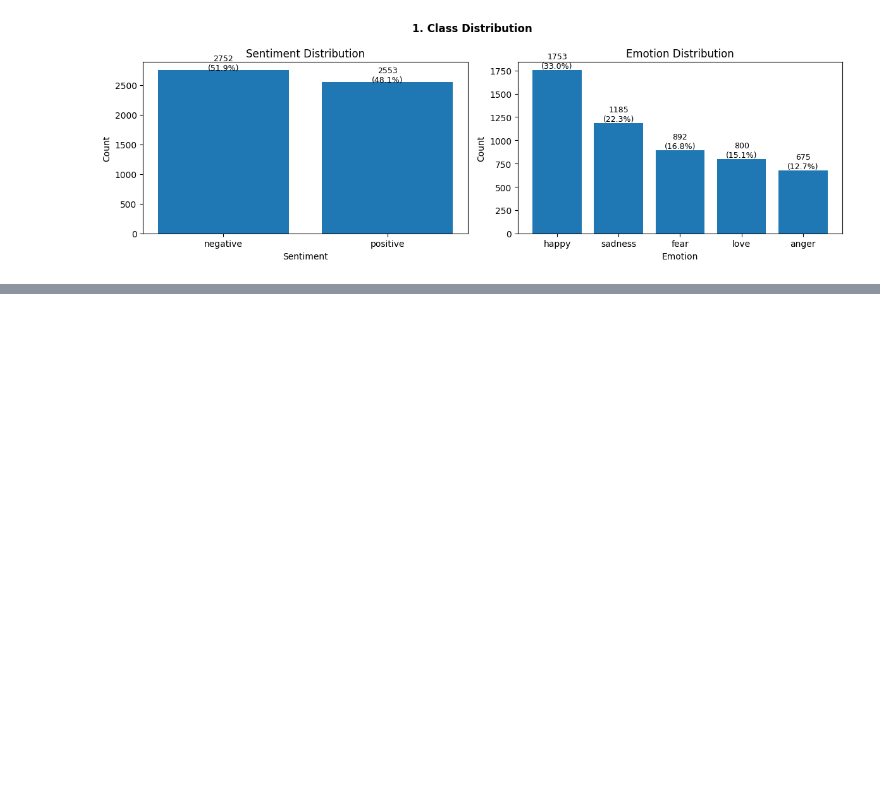
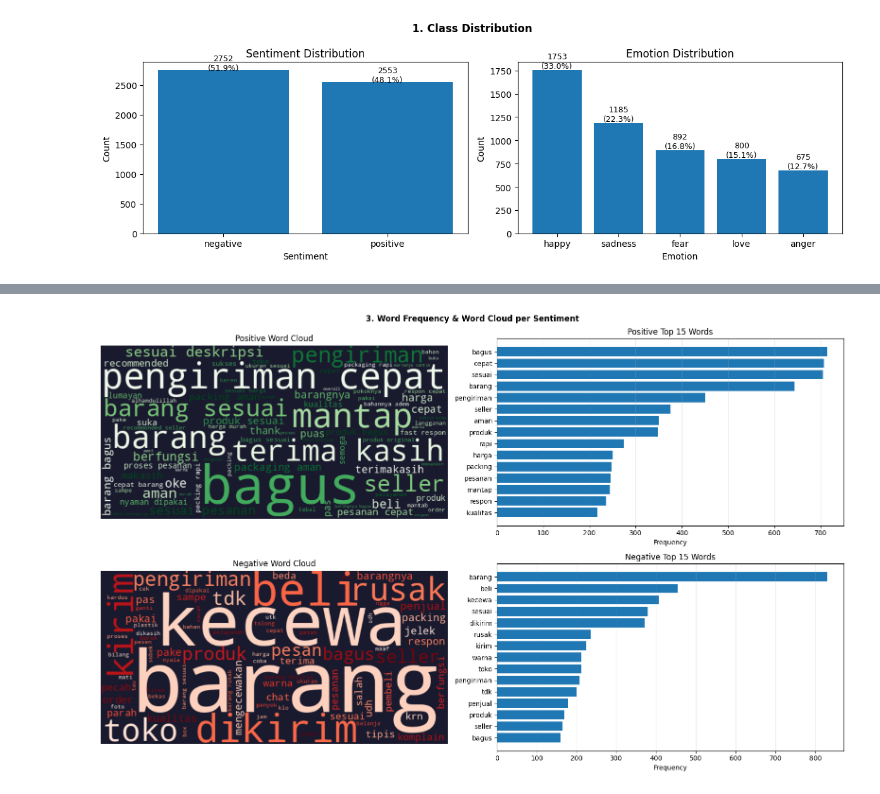
Before and after one commit to asipnana/ProjectNLP, a Jupyter notebook: notebooks/01_eda_preprocessing.ipynb, the cells around one changed output, grey strips where cells are left out. Cells and saved outputs as stored; diff of their text form; code cells hidden in the pictures; blank space fills up the shorter version.

```diff
--- a/notebooks/01_eda_preprocessing.ipynb
+++ b/notebooks/01_eda_preprocessing.ipynb
@@ -208,0 +290,68 @@ plt.show()
+# %%
+from Sastrawi.StopWordRemover.StopWordRemoverFactory import StopWordRemoverFactory
+
+factory = StopWordRemoverFactory()
+base_stopwords = set(factory.get_stop_words())
+
+custom_stopwords = {
+    'yang','dan','di','ke','dari','ini','itu','untuk','dengan','pada','tidak',
+    'ada','saya','aku','kamu','kita','mereka','dia','adalah','juga','sudah',
+    'bisa','kalau','atau','karena','tapi','ya','yg','dgn','tak','gak','nggak',
+    'ga','udah','aja','deh','sih','lah','kalo','emang','banget','bgt','yah',
+    'lagi','nih','dong','kan','nya','http','https','rt','amp','juga',
+    'sangat', 'sangat','sekali','paling','lebih','kurang','cukup','sudah','belum'
+}
+
+
+ID_STOPWORDS = base_stopwords | custom_stopwords
+
+
+def clean_text(text):
+    text = str(text).lower()
+    text = re.sub(r'http\S+|@\w+|#\w+', '', text)
+    text = re.sub(r'[^a-z\s]', ' ', text)
+    return re.sub(r'\s+', ' ', text).strip()
+
+
+def get_tokens(series):
+    words = ' '.join(series.apply(clean_text)).split()
+    return [w for w in words if w not in ID_STOPWORDS and len(w) >= 3]
+
+
+df['clean_text'] = df['Customer Review'].apply(clean_text)
+
+fig, ax = plt.subplots(2, 2, figsize=(16, 10))
+fig.suptitle('3. Word Frequency & Word Cloud per Sentiment', fontweight='bold')
+# Membuat word frequency dan word cloud untuk sentimen positif dan negatif
+
+for i, sentiment in enumerate(['positive', 'negative']):
+
+    subset = df[df['Sentiment'] == sentiment]['Customer Review']
+    tokens = get_tokens(subset)
+
+    # Word Cloud
+    wc = WordCloud(
+        width=600,
+        height=300,
+        background_color='#1a1a2e', #Kalo item kurang swag, putih gakeliatan
+         colormap='Greens' if sentiment == 'positive' else 'Reds',
+        max_words=80
+    ).generate(' '.join(tokens))
+
+    ax[i][0].imshow(wc, interpolation='bilinear')
+    ax[i][0].axis('off')
+    ax[i][0].set_title(f'{sentiment.title()} Word Cloud')
+
+    # Top 15 Words
+    top = Counter(tokens).most_common(15)
+    words, counts = zip(*top)
+
+    ax[i][1].barh(words[::-1], counts[::-1])
+    ax[i][1].set_title(f'{sentiment.title()} Top 15 Words')
+    ax[i][1].set_xlabel('Frequency')
+    ax[i][1].grid(axis='x', alpha=0.3)
+
+plt.tight_layout()
+plt.show()
+# %% [output]
+[figure, added]
```
Also changed, not shown: parts of 15 cells of this notebook.
